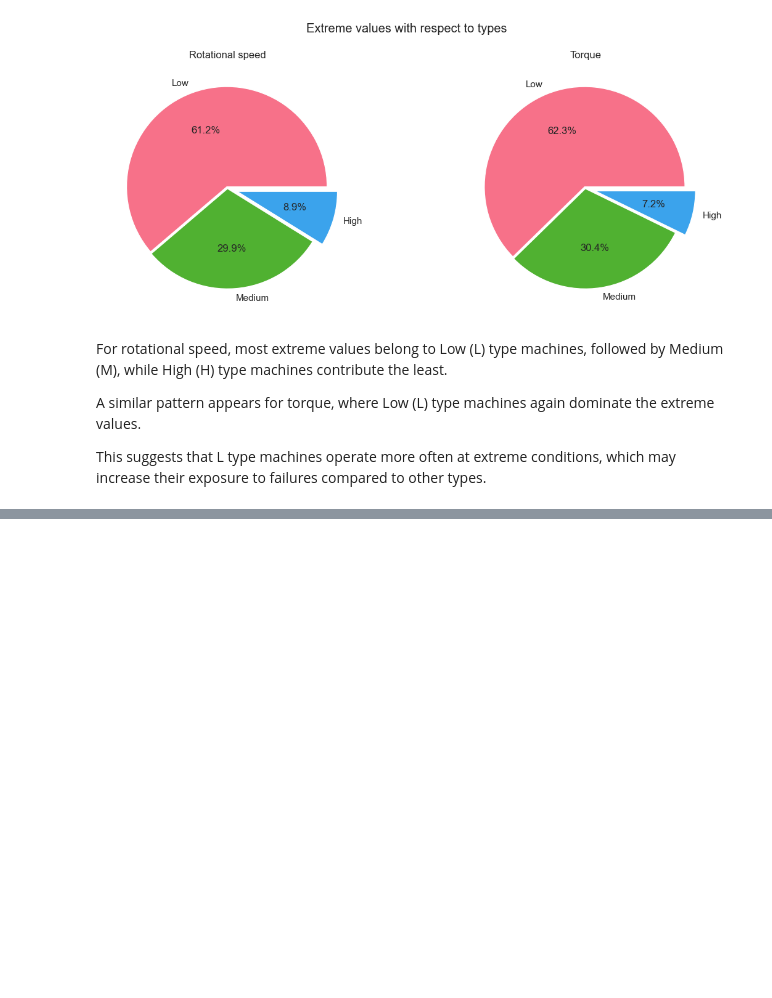
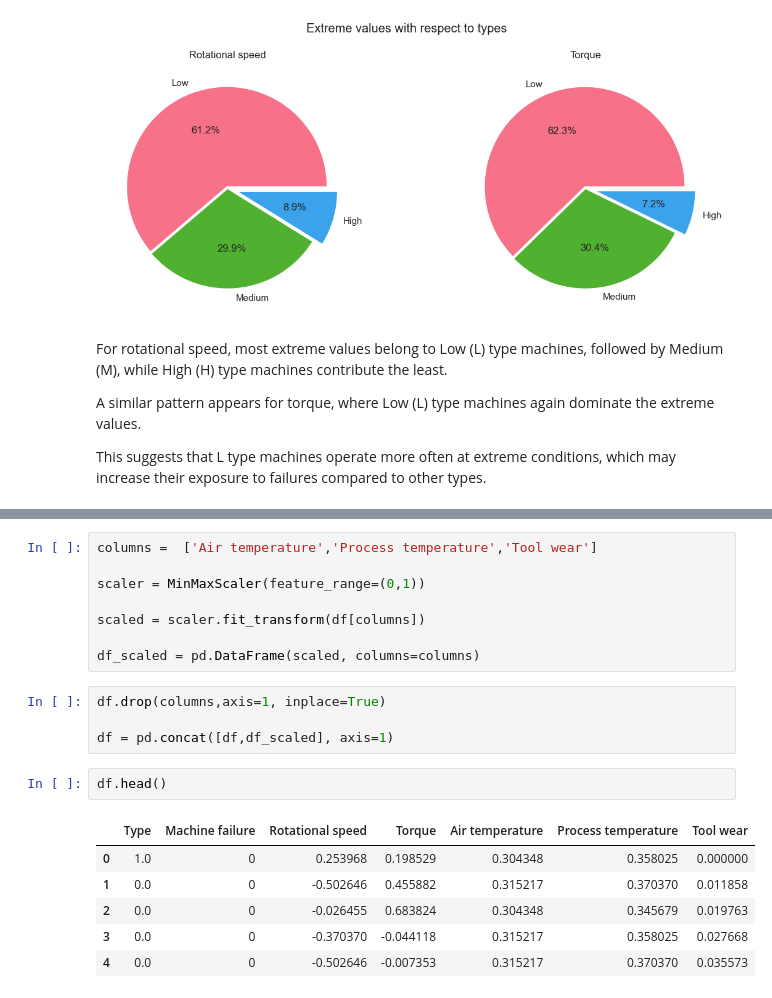
Before and after one commit to nayana-sisil/predictive-maintenance-ml, a Jupyter notebook: Predictive_maintaince.ipynb, the cells around one changed output, grey strips where cells are left out. Drawn from its saved outputs; the diff is of its cells as text; blank space fills up the shorter version.

```diff
--- a/Predictive_maintaince.ipynb
+++ b/Predictive_maintaince.ipynb
@@ -486,0 +557,21 @@ This suggests that L type machines operate more often at extreme conditions, whi
+# %%
+columns =  ['Air temperature','Process temperature','Tool wear']
+
+scaler = MinMaxScaler(feature_range=(0,1))
+
+scaled = scaler.fit_transform(df[columns])
+
+df_scaled = pd.DataFrame(scaled, columns=columns)
+# %%
+df.drop(columns,axis=1, inplace=True)
+
+df = pd.concat([df,df_scaled], axis=1)
+# %%
+df.head()
+# %% [output]
+|  | Type | Machine failure | Rotational speed | Torque | Air temperature | Process temperature | Tool wear |
+| 0 | 1.0 | 0 | 0.253968 | 0.198529 | 0.304348 | 0.358025 | 0.000000 |
+| 1 | 0.0 | 0 | -0.502646 | 0.455882 | 0.315217 | 0.370370 | 0.011858 |
+| 2 | 0.0 | 0 | -0.026455 | 0.683824 | 0.304348 | 0.345679 | 0.019763 |
+| 3 | 0.0 | 0 | -0.370370 | -0.044118 | 0.315217 | 0.358025 | 0.027668 |
+| 4 | 0.0 | 0 | -0.502646 | -0.007353 | 0.315217 | 0.370370 | 0.035573 |
```
Also changed, not shown: parts of 11 cells of this notebook.
